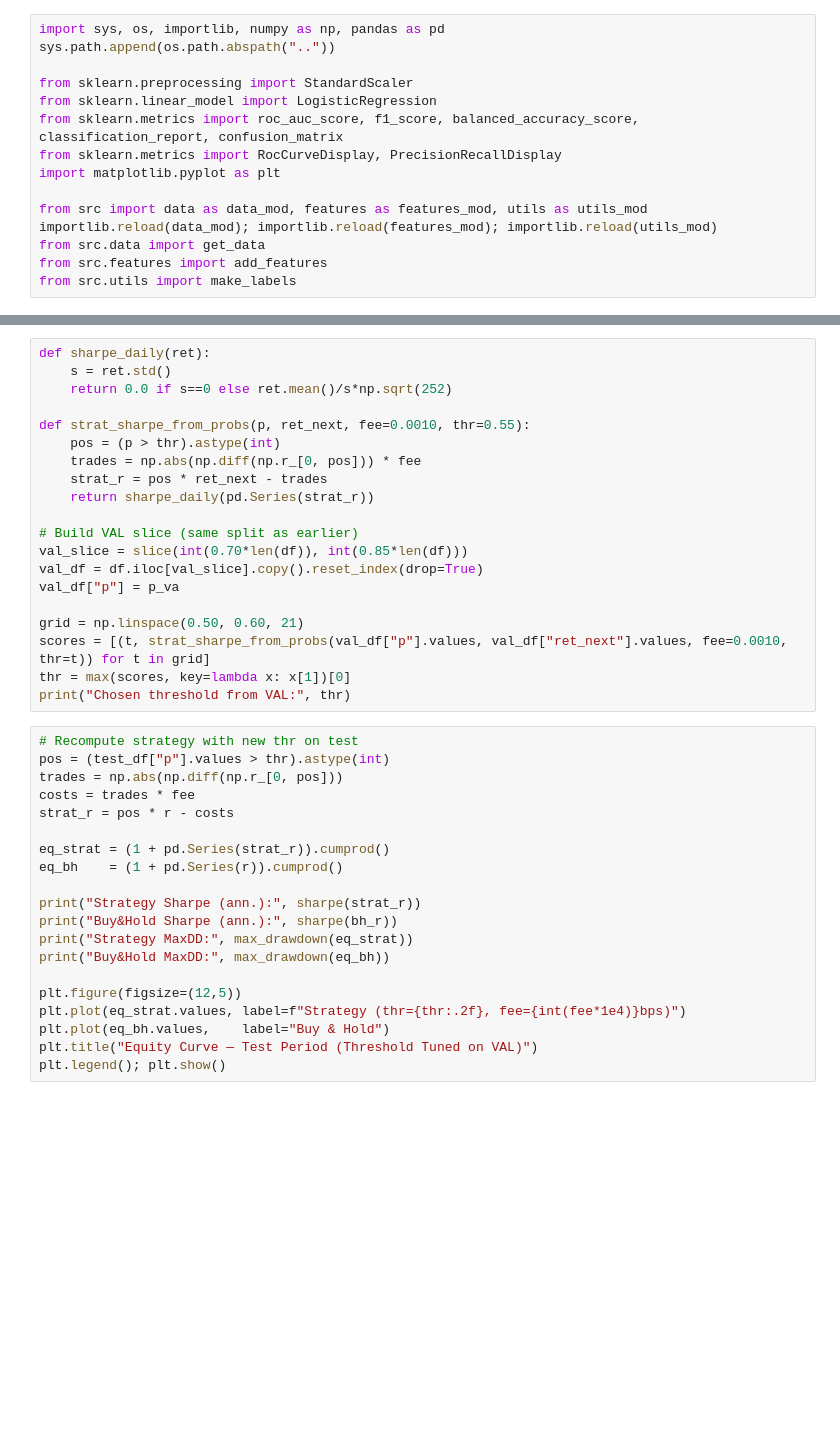
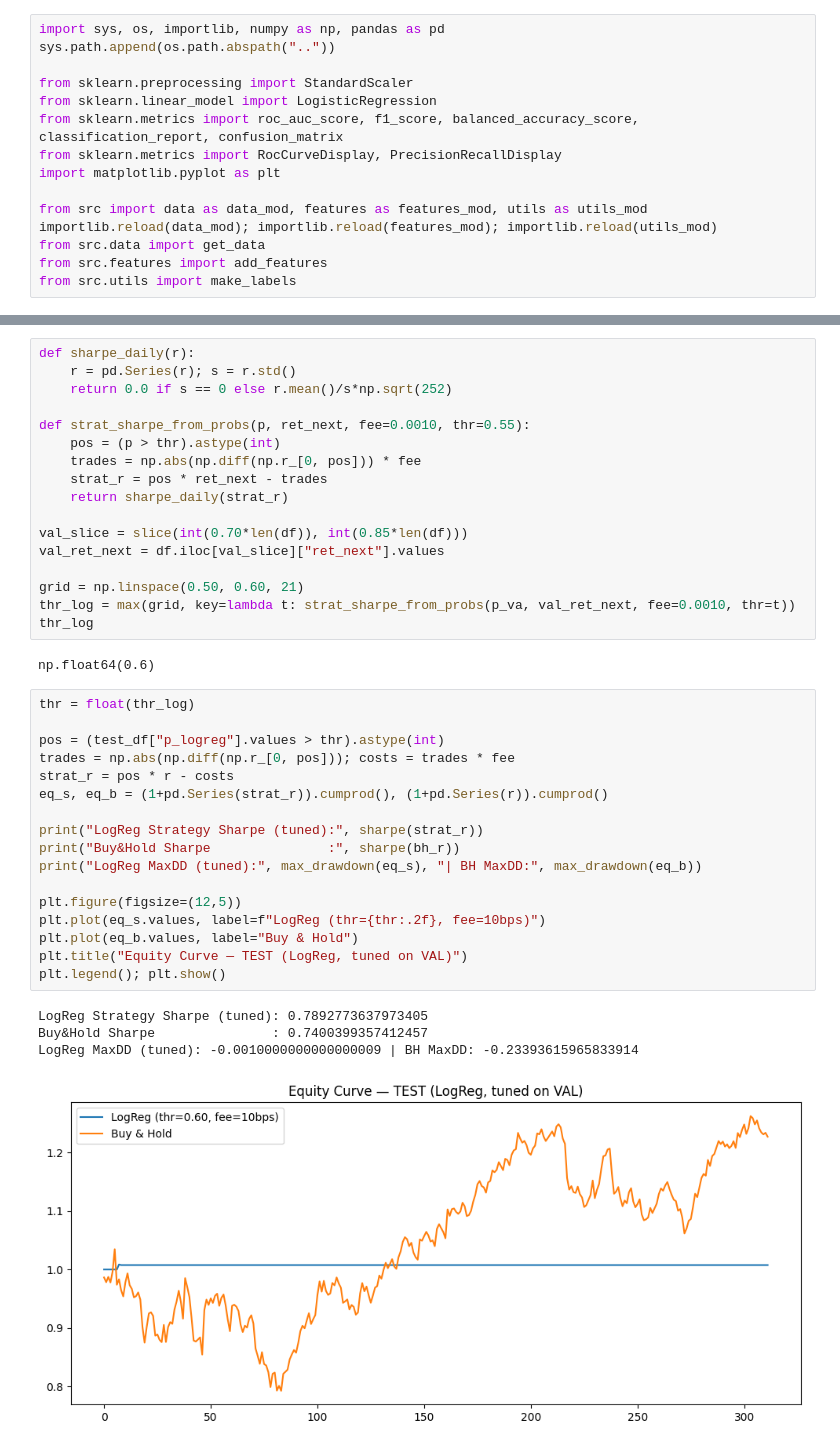
Before and after one commit to yubyunghun/stock-direction-ml, a Jupyter notebook: notebooks/02_features_baselines.ipynb, the cells around one changed output, grey strips where cells are left out. Cells and saved outputs as stored; diff of their text form; blank space fills up the shorter version.

```diff
--- a/notebooks/02_features_baselines.ipynb
+++ b/notebooks/02_features_baselines.ipynb
@@ -115,42 +157,43 @@ plt.show()
 # %%
-def sharpe_daily(ret):
-    s = ret.std()
-    return 0.0 if s==0 else ret.mean()/s*np.sqrt(252)
+def sharpe_daily(r):
+    r = pd.Series(r); s = r.std()
+    return 0.0 if s == 0 else r.mean()/s*np.sqrt(252)
 
 def strat_sharpe_from_probs(p, ret_next, fee=0.0010, thr=0.55):
     pos = (p > thr).astype(int)
     trades = np.abs(np.diff(np.r_[0, pos])) * fee
     strat_r = pos * ret_next - trades
-    return sharpe_daily(pd.Series(strat_r))
+    return sharpe_daily(strat_r)
 
-# Build VAL slice (same split as earlier)
 val_slice = slice(int(0.70*len(df)), int(0.85*len(df)))
-val_df = df.iloc[val_slice].copy().reset_index(drop=True)
-val_df["p"] = p_va
+val_ret_next = df.iloc[val_slice]["ret_next"].values
 
 grid = np.linspace(0.50, 0.60, 21)
-scores = [(t, strat_sharpe_from_probs(val_df["p"].values, val_df["ret_next"].values, fee=0.0010, thr=t)) for t in grid]
-thr = max(scores, key=lambda x: x[1])[0]
-print("Chosen threshold from VAL:", thr)
+thr_log = max(grid, key=lambda t: strat_sharpe_from_probs(p_va, val_ret_next, fee=0.0010, thr=t))
+thr_log
+# %% [output]
+np.float64(0.6)
 # %%
-# Recompute strategy with new thr on test
-pos = (test_df["p"].values > thr).astype(int)
-trades = np.abs(np.diff(np.r_[0, pos]))
-costs = trades * fee
+thr = float(thr_log)
+
+pos = (test_df["p_logreg"].values > thr).astype(int)
+trades = np.abs(np.diff(np.r_[0, pos])); costs = trades * fee
 strat_r = pos * r - costs
+eq_s, eq_b = (1+pd.Series(strat_r)).cumprod(), (1+pd.Series(r)).cumprod()
 
-eq_strat = (1 + pd.Series(strat_r)).cumprod()
-eq_bh    = (1 + pd.Series(r)).cumprod()
-
-print("Strategy Sharpe (ann.):", sharpe(strat_r))
-print("Buy&Hold Sharpe (ann.):", sharpe(bh_r))
-print("Strategy MaxDD:", max_drawdown(eq_strat))
-print("Buy&Hold MaxDD:", max_drawdown(eq_bh))
+print("LogReg Strategy Sharpe (tuned):", sharpe(strat_r))
+print("Buy&Hold Sharpe               :", sharpe(bh_r))
+print("LogReg MaxDD (tuned):", max_drawdown(eq_s), "| BH MaxDD:", max_drawdown(eq_b))
 
 plt.figure(figsize=(12,5))
-plt.plot(eq_strat.values, label=f"Strategy (thr={thr:.2f}, fee={int(fee*1e4)}bps)")
-plt.plot(eq_bh.values,    label="Buy & Hold")
-plt.title("Equity Curve — Test Period (Threshold Tuned on VAL)")
+plt.plot(eq_s.values, label=f"LogReg (thr={thr:.2f}, fee=10bps)")
+plt.plot(eq_b.values, label="Buy & Hold")
+plt.title("Equity Curve — TEST (LogReg, tuned on VAL)")
 plt.legend(); plt.show()
+# %% [output]
+LogReg Strategy Sharpe (tuned): 0.7892773637973405
+Buy&Hold Sharpe               : 0.7400399357412457
+LogReg MaxDD (tuned): -0.0010000000000000009 | BH MaxDD: -0.23393615965833914
+[figure, added]
 # %%
 from xgboost import XGBClassifier
```
Also changed, not shown: parts of 12 cells of this notebook, 3 other files.
